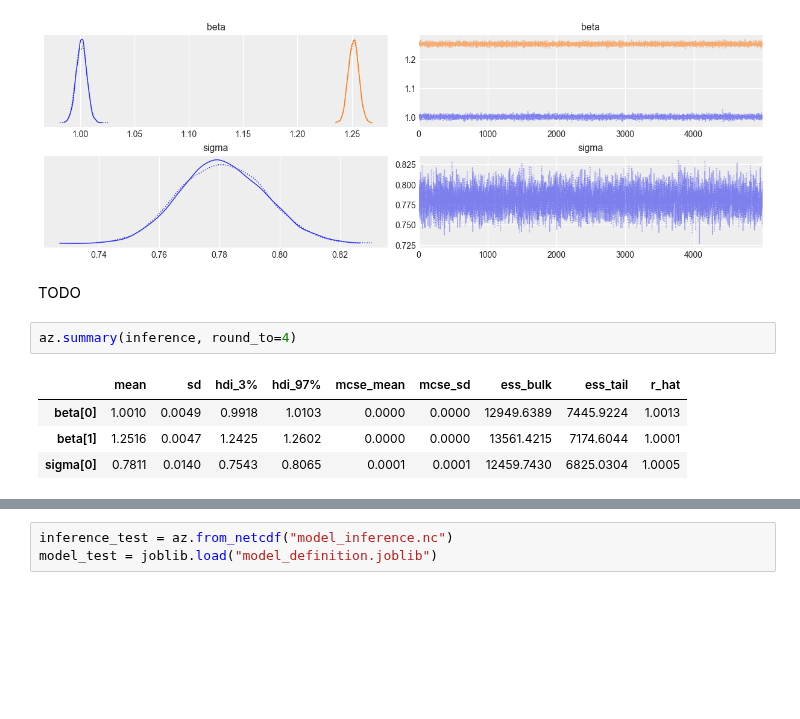
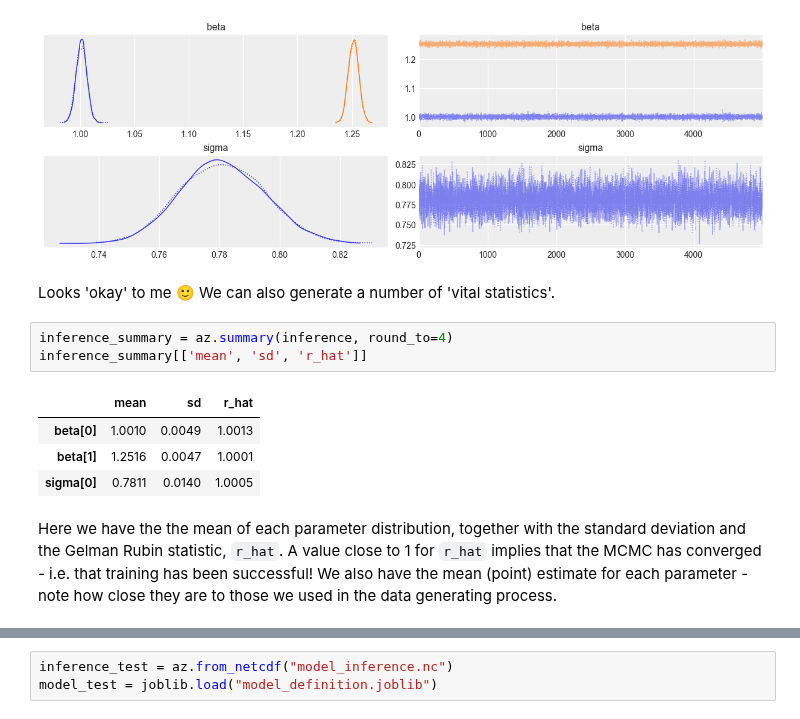
Before and after one commit to bodywork-ml/bodywork-pymc3-project, a Jupyter notebook: PYMC3 Demo.ipynb, the cells around one changed output, grey strips where cells are left out. Saved outputs shown, nothing was run; the diff lists cells and outputs as text; blank space fills up the shorter version.

```diff
--- a/PYMC3 Demo.ipynb
+++ b/PYMC3 Demo.ipynb
@@ -156,12 +163,15 @@ _ = az.plot_trace(inference)
 # %% [output]
 [figure]
 # %% [markdown]
-TODO
+Looks 'okay' to me 🙂 We can also generate a number of 'vital statistics'.
 # %%
-az.summary(inference, round_to=4)
+inference_summary = az.summary(inference, round_to=4)
+inference_summary[['mean', 'sd', 'r_hat']]
 # %% [output]
-|  | mean | sd | hdi_3% | hdi_97% | mcse_mean | mcse_sd | ess_bulk | ess_tail | r_hat |
-| beta[0] | 1.0010 | 0.0049 | 0.9918 | 1.0103 | 0.0000 | 0.0000 | 12949.6389 | 7445.9224 | 1.0013 |
-| beta[1] | 1.2516 | 0.0047 | 1.2425 | 1.2602 | 0.0000 | 0.0000 | 13561.4215 | 7174.6044 | 1.0001 |
-| sigma[0] | 0.7811 | 0.0140 | 0.7543 | 0.8065 | 0.0001 | 0.0001 | 12459.7430 | 6825.0304 | 1.0005 |
+|  | mean | sd | r_hat |
+| beta[0] | 1.0010 | 0.0049 | 1.0013 |
+| beta[1] | 1.2516 | 0.0047 | 1.0001 |
+| sigma[0] | 0.7811 | 0.0140 | 1.0005 |
+# %% [markdown]
+Here we have the the mean of each parameter distribution, together with the standard deviation and the Gelman Rubin statistic, `r_hat`. A value close to 1 for `r_hat` implies that the MCMC has converged - i.e. that training has been successful! We also have the mean (point) estimate for each parameter - note how close they are to those we used in the data generating process.
 # %% [markdown]
```
Also changed, not shown: parts of 29 cells of this notebook, 1 other file.
